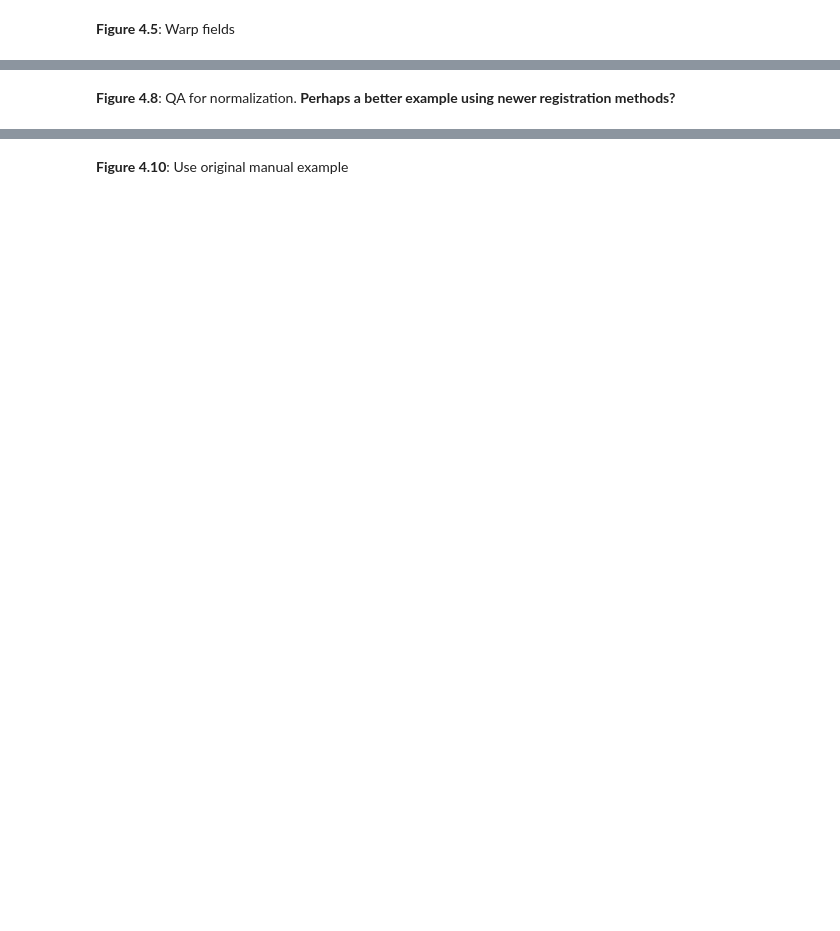
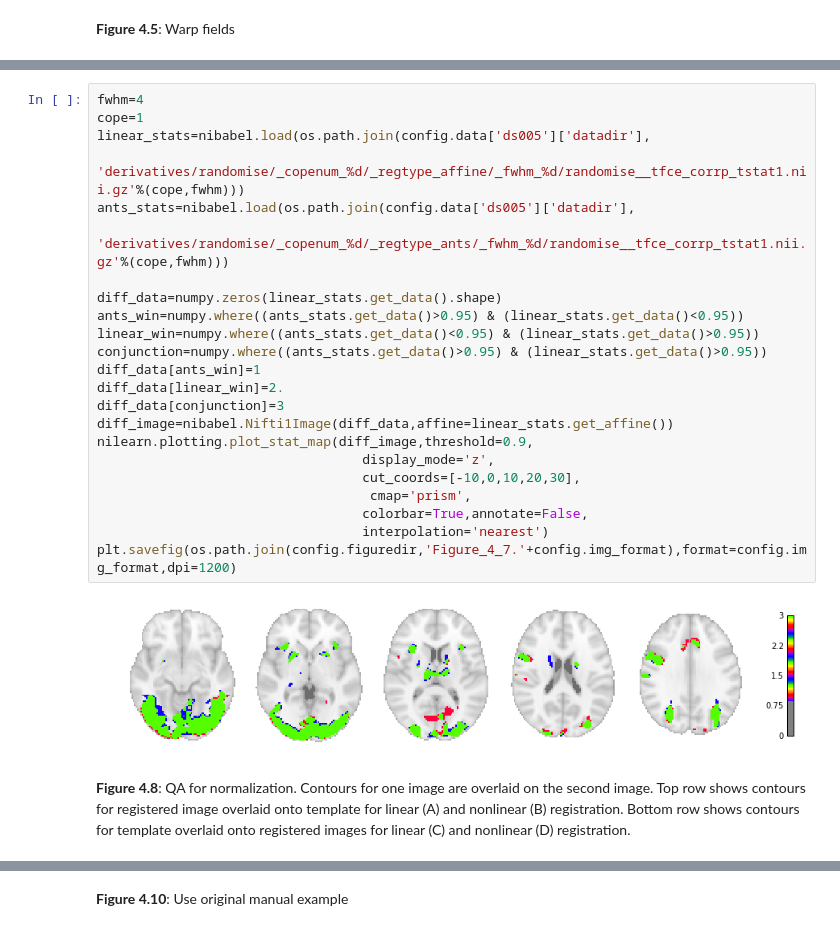
Before and after one commit to poldrack/fmri-handbook-2e-code, a Jupyter notebook: notebooks/Chapter4-SpatialNormalization/Chapter4-SpatialNormalization.ipynb, the cells around one changed output, grey strips where cells are left out. Cells and saved outputs as stored; diff of their text form; blank space fills up the shorter version.

```diff
--- a/notebooks/Chapter4-SpatialNormalization/Chapter4-SpatialNormalization.ipynb
+++ b/notebooks/Chapter4-SpatialNormalization/Chapter4-SpatialNormalization.ipynb
@@ -99,3 +201,28 @@ WImage(filename=os.path.join(config.orig_figuredir,'Figure_4_7.pdf'))
-# %% [markdown]
-__Figure 4.8__: QA for normalization.  __Perhaps a better example using newer registration methods?__
+# %%
+fwhm=4
+cope=1
+linear_stats=nibabel.load(os.path.join(config.data['ds005']['datadir'],
+            'derivatives/randomise/_copenum_%d/_regtype_affine/_fwhm_%d/randomise__tfce_corrp_tstat1.nii.gz'%(cope,fwhm)))
+ants_stats=nibabel.load(os.path.join(config.data['ds005']['datadir'],
+            'derivatives/randomise/_copenum_%d/_regtype_ants/_fwhm_%d/randomise__tfce_corrp_tstat1.nii.gz'%(cope,fwhm)))
+
+diff_data=numpy.zeros(linear_stats.get_data().shape)
+ants_win=numpy.where((ants_stats.get_data()>0.95) & (linear_stats.get_data()<0.95))
+linear_win=numpy.where((ants_stats.get_data()<0.95) & (linear_stats.get_data()>0.95))
+conjunction=numpy.where((ants_stats.get_data()>0.95) & (linear_stats.get_data()>0.95))
+diff_data[ants_win]=1
+diff_data[linear_win]=2.
+diff_data[conjunction]=3
+diff_image=nibabel.Nifti1Image(diff_data,affine=linear_stats.get_affine())
+nilearn.plotting.plot_stat_map(diff_image,threshold=0.9,
+                                  display_mode='z',
+                                  cut_coords=[-10,0,10,20,30],
+                                   cmap='prism',
+                                  colorbar=True,annotate=False,
+                                  interpolation='nearest')
+plt.savefig(os.path.join(config.figuredir,'Figure_4_7.'+config.img_format),format=config.img_format,dpi=1200)
+# %% [output]
+[figure, added]
+# %% [markdown]
+__Figure 4.8__: QA for normalization.  Contours for one image are overlaid on the second image.  Top row shows contours for registered image overlaid onto template for linear (A) and nonlinear (B) registration.  Bottom row shows contours for template overlaid onto registered images for linear (C) and nonlinear (D) registration.
 # %%
```
Also changed, not shown: parts of 24 cells of this notebook.
